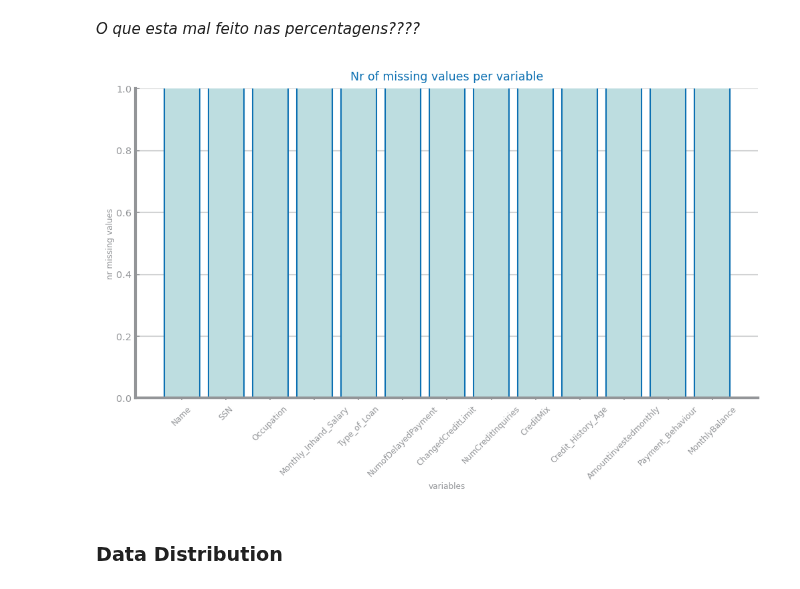
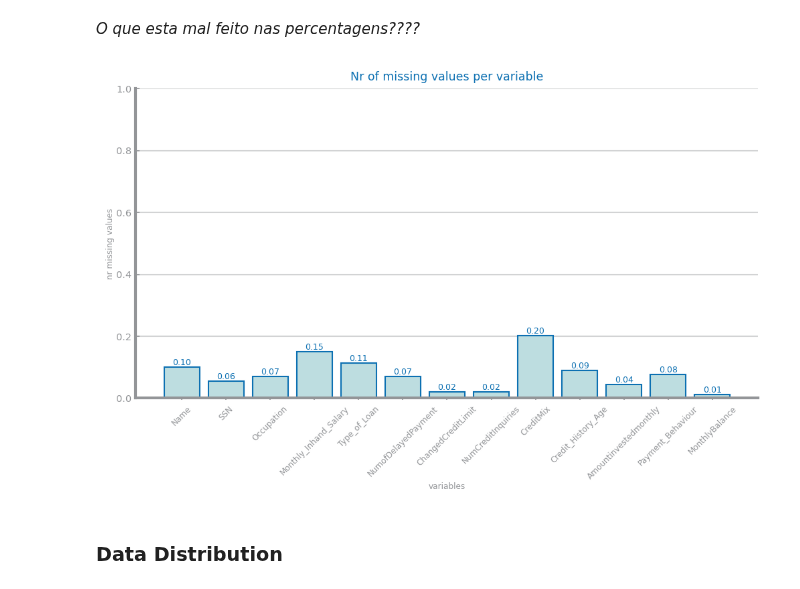
Before and after one commit to franciscoAbreuTecnico/Data-Science-IST, a Jupyter notebook: dataset_services/classification_dataset_2.ipynb, the cells around one changed output. Saved outputs shown, nothing was run; the diff lists cells and outputs as text; code cells hidden in the pictures.

```diff
--- a/dataset_services/classification_dataset_2.ipynb
+++ b/dataset_services/classification_dataset_2.ipynb
@@ -165,24 +165,24 @@ show()
 # %%
 mv: dict[str, int] = {}
 for var in dataset.columns:
     nr: int = dataset[var].isna().sum()
-    percentage = (nr / len(dataset[var])) * 100
+    percentage = (nr / len(dataset[var]))
     if nr > 0:
         mv[var] = percentage
 
 figure(figsize=(8, 4))
 plot_bar_chart(
     list(mv.keys()),
     list(mv.values()),
     title="Nr of missing values per variable",
     xlabel="variables",
     ylabel="nr missing values",
     percentage=True
 )
 savefig(f"images/figure_3_mv_percentages.png")
 show()
 # %% [output]
-[figure, old version]
+[figure, new version]
 # %% [markdown]
 ### Data Distribution
 # %%
```
Also changed, not shown: parts of 4 cells of this notebook, 57 other files.
